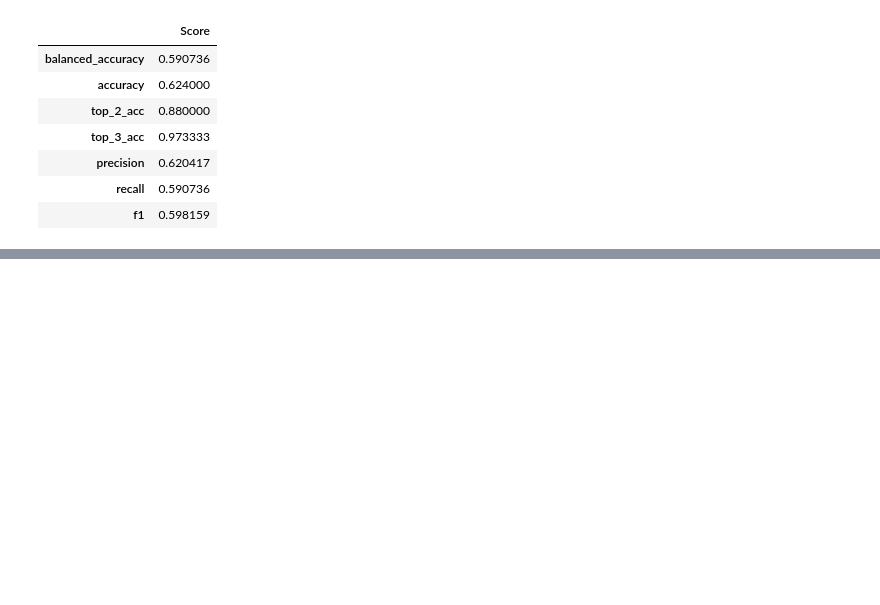
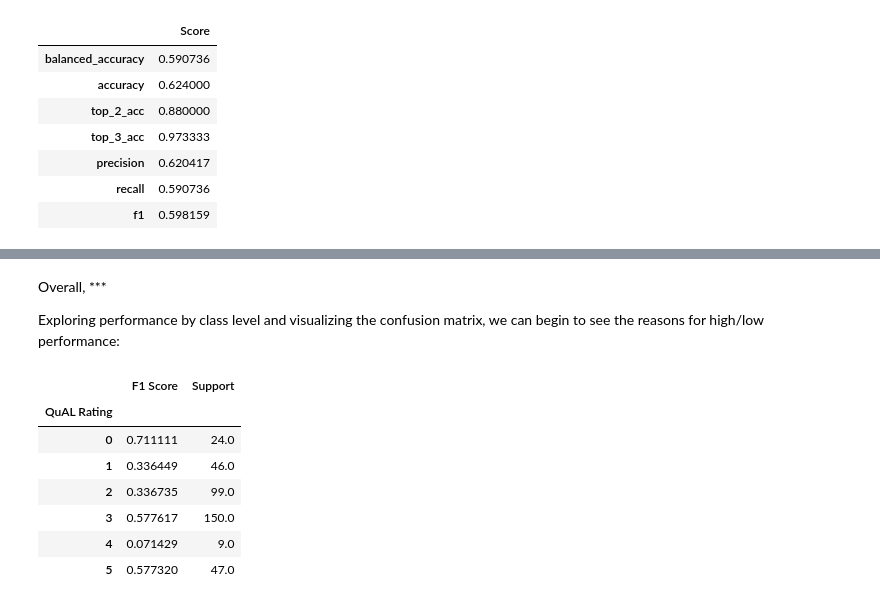
Before and after one commit to maxspad/nlp-qual, a Jupyter notebook: reports/results_lite_nb/results_lite.ipynb, the cells around one changed output, grey strips where cells are left out. Saved outputs shown, nothing was run; the diff lists cells and outputs as text; code cells hidden in the pictures; blank space fills up the shorter version.

```diff
--- a/reports/results_lite_nb/results_lite.ipynb
+++ b/reports/results_lite_nb/results_lite.ipynb
@@ -286,0 +424,21 @@ pd.concat([
+# %% [markdown]
+Overall, ***
+
+Exploring performance by class level and visualizing the confusion matrix, we can begin to see the reasons for high/low performance:
+# %%
+#| label: tbl-qualbyrating
+#| tbl-cap: QuAL Performance by Rating Level
+moi = ['f1_0','f1_1','f1_2','f1_3','f1_4','f1_5']
+pd.concat([
+    mets.loc[moi,:].reset_index().rename({'Score':'F1 Score'}, axis=1),
+    mets.loc[['supp_0','supp_1','supp_2','supp_3','supp_4','supp_5'], :].reset_index().rename({'Score':'Support'}, axis=1)
+], axis=1).drop(['index'], axis=1).rename_axis('QuAL Rating', axis='rows')
+# %% [output]
+|  | F1 Score | Support |
+| QuAL Rating |  |  |
+| 0 | 0.711111 | 24.0 |
+| 1 | 0.336449 | 46.0 |
+| 2 | 0.336735 | 99.0 |
+| 3 | 0.577617 | 150.0 |
+| 4 | 0.071429 | 9.0 |
+| 5 | 0.577320 | 47.0 |
```
Also changed, not shown: parts of 41 cells of this notebook, 11 other files.
